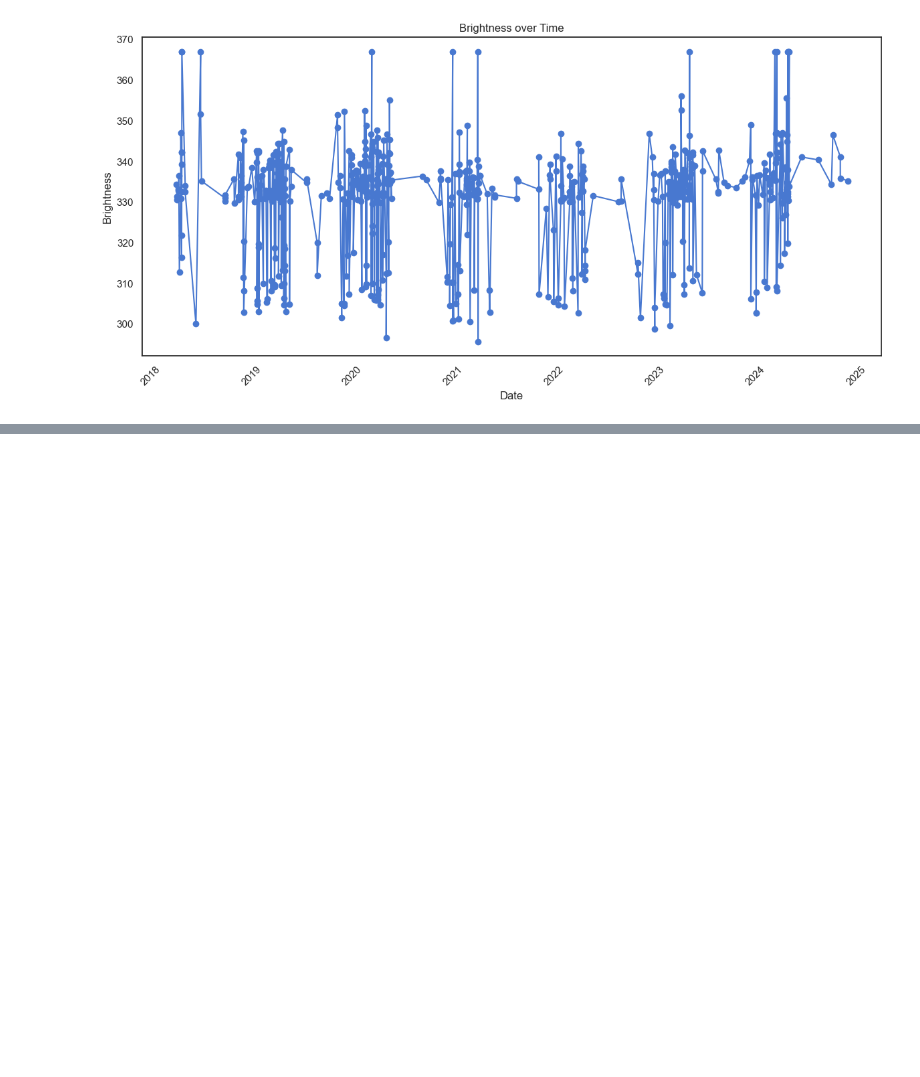
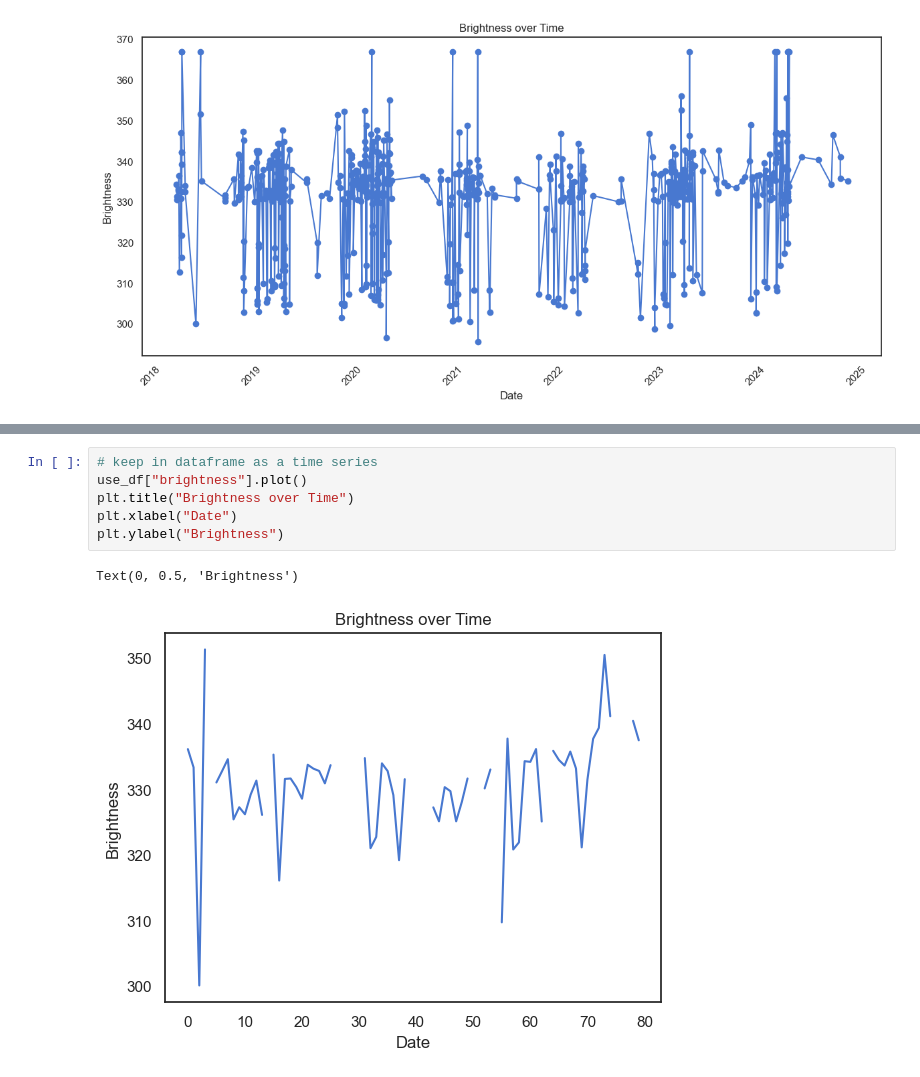
Before and after one commit to smolguyonearth/whoopenthisisgay, a Jupyter notebook: code_poysian/working_code/fire_inspect.ipynb, the cells around one changed output, grey strips where cells are left out. Drawn from its saved outputs; the diff is of its cells as text; blank space fills up the shorter version.

```diff
--- a/code_poysian/working_code/fire_inspect.ipynb
+++ b/code_poysian/working_code/fire_inspect.ipynb
@@ -100,0 +114,9 @@ See the caveats in the documentation: https://pandas.pydata.org/pandas-docs/stab
+# %%
+# keep in dataframe as a time series
+use_df["brightness"].plot()
+plt.title("Brightness over Time")
+plt.xlabel("Date")
+plt.ylabel("Brightness")
+# %% [output]
+Text(0, 0.5, 'Brightness')
+[figure, added]
```
Also changed, not shown: parts of 10 cells of this notebook, 4 other files.
